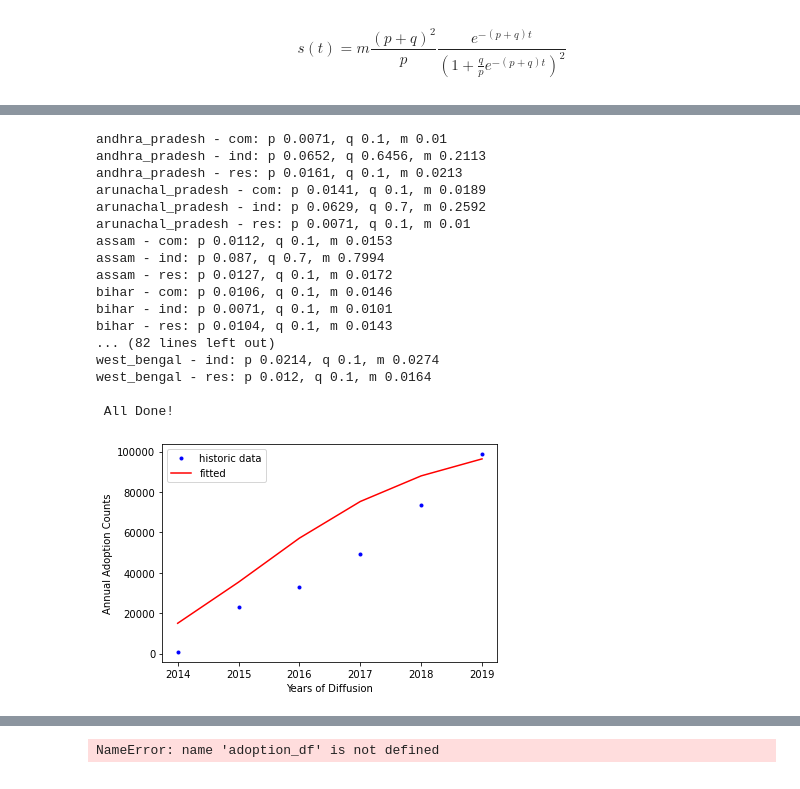
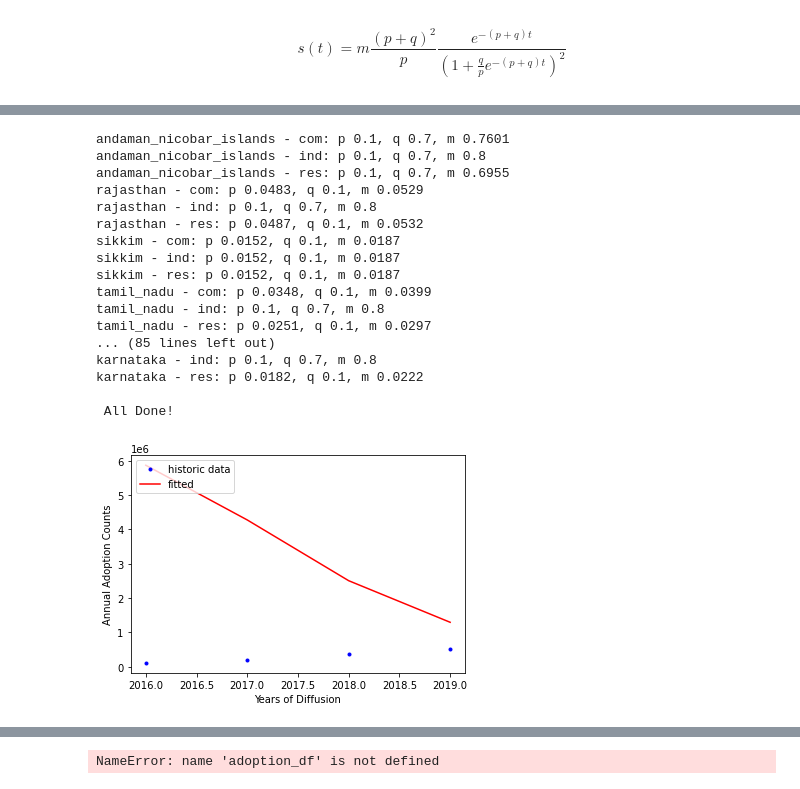
Before and after one commit to jmarinpi/dgen_globetrotter, a Jupyter notebook: india/india_bass_estimation.ipynb, the cells around one changed output, grey strips where cells are left out. Cells and saved outputs as stored; diff of their text form; code cells hidden in the pictures.

Commit message:
fixes to starting capacity and pv bass, avoiding duplicated states

```diff
--- a/india/india_bass_estimation.ipynb
+++ b/india/india_bass_estimation.ipynb
@@ -177,0 +167,13 @@ adopt = adopt.sort_values('year')
+# %%
+# --- Load agents ---
+agents = pd.read_csv(os.path.join('india_base','agent_core_attributes.csv'))
+
+# --- groupby sector/state_name ---
+agents = agents.groupby(['sector_abbr','state_name','state_id'], as_index=False)['customers_in_bin'].sum()
+
+# --- Load adoption ---
+adopt = pd.read_csv(os.path.join('reference_data','clean_pv_installed_all_years.csv'))
+df = agents.merge(adopt, on=['sector_abbr','state_name','state_id'], how='left')
+df = df[~df['year'].isnull()]
+df = df.sort_values('year', ascending=True)
+df
@@ -178,17 +194,8 @@ adopt = adopt.sort_values('year')
 # %%
-# --- Load agents ---
-agents = pd.read_csv(os.path.join('india_base','agent_core_attributes.csv'))
-
-# --- groupby sector/state_name ---
-agents = agents.groupby(['sector_abbr','state_name'], as_index=False)['customers_in_bin'].sum()
-
-# --- merge ---
-df = agents.merge(adopt, on=['sector_abbr','state_name'], how='left')
-
 # --- estimate n_adopters ---
 avg_system_size_sector = {'res':10, 'com':100, 'ind':200}
 df['avg_system_size'] = df['sector_abbr'].map(avg_system_size_sector)
-df['n_adopters'] = (df['pv_mw'] * 1000 / df['avg_system_size']).round(0)
+df['n_adopters'] = (df['pv_capacity_mw'] * 1000 / df['avg_system_size']).round(0)
 
 # --- clean up ---
 df = df.dropna(subset=['n_adopters'])
@@ -275,45 +282,45 @@ bass_params['state_id'] = bass_params['state_name'].map(state_id_lookup)
 
 out = bass_params[['state_id', 'sector_abbr', 'p', 'p_SE', 'q', 'q_SE', 'm', 'p_sig','q_sig']]
 out.to_csv(os.path.join('india_base','pv_bass.csv'), index=False)
+out.to_csv(os.path.join(os.pardir,'input_scenarios','india_base','pv_bass.csv'), index=False)
 # %% [output]
-andhra_pradesh - com: p 0.0071, q 0.1, m 0.01
-andhra_pradesh - ind: p 0.0652, q 0.6456, m 0.2113
-andhra_pradesh - res: p 0.0161, q 0.1, m 0.0213
-arunachal_pradesh - com: p 0.0141, q 0.1, m 0.0189
-arunachal_pradesh - ind: p 0.0629, q 0.7, m 0.2592
-arunachal_pradesh - res: p 0.0071, q 0.1, m 0.01
-assam - com: p 0.0112, q 0.1, m 0.0153
-assam - ind: p 0.087, q 0.7, m 0.7994
-assam - res: p 0.0127, q 0.1, m 0.0172
-bihar - com: p 0.0106, q 0.1, m 0.0146
-bihar - ind: p 0.0071, q 0.1, m 0.0101
-bihar - res: p 0.0104, q 0.1, m 0.0143
-... (82 lines left out)
-west_bengal - ind: p 0.0214, q 0.1, m 0.0274
-west_bengal - res: p 0.012, q 0.1, m 0.0164
+andaman_nicobar_islands - com: p 0.1, q 0.7, m 0.7601
+andaman_nicobar_islands - ind: p 0.1, q 0.7, m 0.8
+andaman_nicobar_islands - res: p 0.1, q 0.7, m 0.6955
+rajasthan - com: p 0.0483, q 0.1, m 0.0529
+rajasthan - ind: p 0.1, q 0.7, m 0.8
+rajasthan - res: p 0.0487, q 0.1, m 0.0532
+sikkim - com: p 0.0152, q 0.1, m 0.0187
+sikkim - ind: p 0.0152, q 0.1, m 0.0187
+sikkim - res: p 0.0152, q 0.1, m 0.0187
+tamil_nadu - com: p 0.0348, q 0.1, m 0.0399
+tamil_nadu - ind: p 0.1, q 0.7, m 0.8
+tamil_nadu - res: p 0.0251, q 0.1, m 0.0297
+... (85 lines left out)
+karnataka - ind: p 0.1, q 0.7, m 0.8
+karnataka - res: p 0.0182, q 0.1, m 0.0222
 
  All Done!
 # %%
 # How well does the regress fit the historic data?
 fit = df.merge(bass_params[['state_name','sector_abbr','p','q','m']], on=['state_name','sector_abbr'])
 X = np.empty((2,fit.shape[0]))
 X[0,] = fit['year'] - 2013
 X[1,] = fit['m']
 fit['pred'] = fit['customers_in_bin'] * fit['m'] * bass(X,fit['p'],fit['q'])
 cfit = fit.groupby('year').sum().reset_index()
-cfit['pred'] = cfit['pred'].cumsum()
 
 ## Plot Bass Curve
 # This plots the historic and simulated Bass fits.
 plt.plot(cfit['year'], cfit['n_adopters'], 'b.', label='historic data')
 plt.plot(cfit['year'], cfit['pred'], 'r-', label='fitted')
 
 plt.xlabel('Years of Diffusion')
 plt.ylabel('Annual Adoption Counts')
 plt.legend(loc = 2)
 plt.show()
 # %% [output]
-[figure, old version]
+[figure, new version]
 # %%
 fit.sort_values('pred')
 # %% [output]
```
Also changed, not shown: parts of 5 cells of this notebook, 18 other files.
